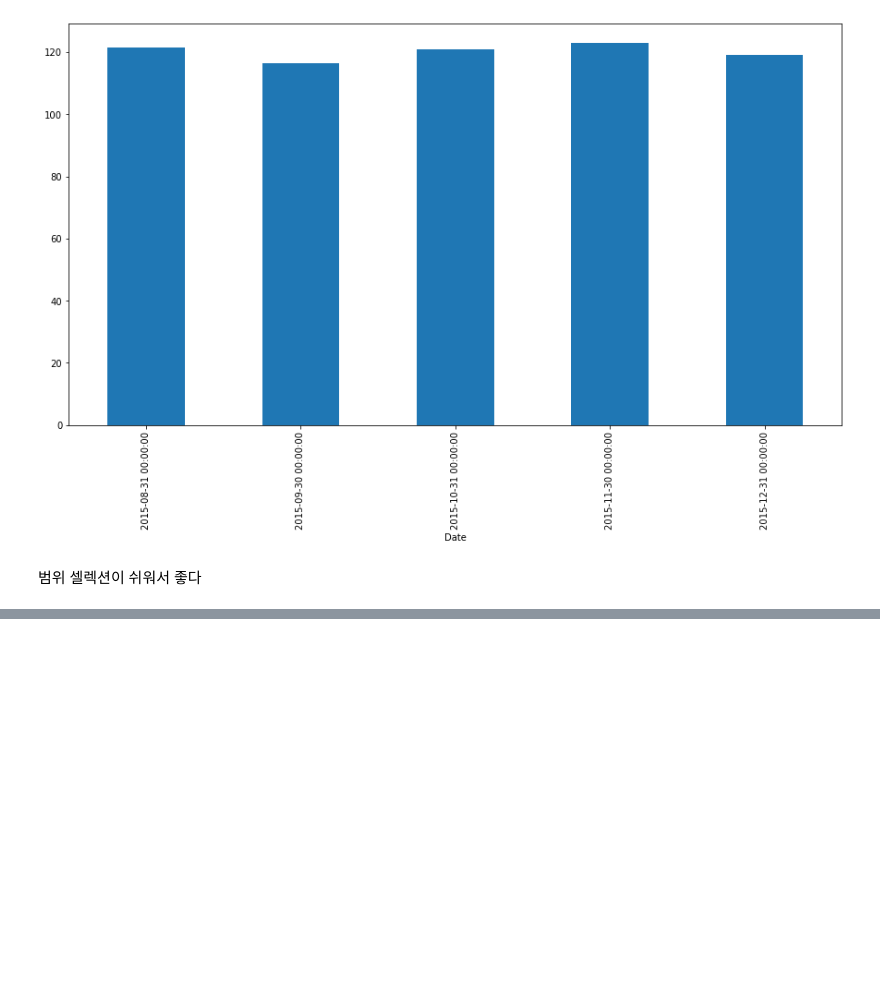
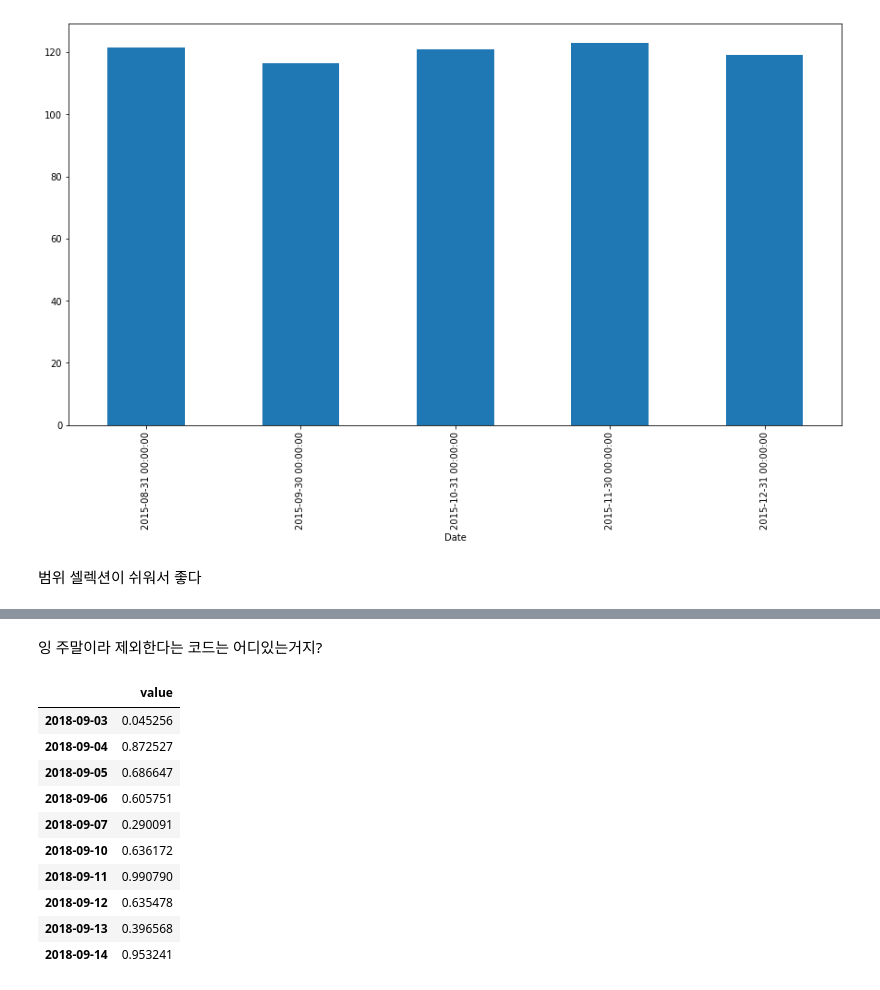
Before and after one commit to EdgeOfNetwork/TimeSeries, a Jupyter notebook: Tacademy/2강.ipynb, the cells around one changed output, grey strips where cells are left out. Cells and saved outputs as stored; diff of their text form; code cells hidden in the pictures; blank space fills up the shorter version.

```diff
--- a/Tacademy/2강.ipynb
+++ b/Tacademy/2강.ipynb
@@ -318,0 +341,16 @@ df['Open']['2015-8':'2015-12'].resample('M').max().plot(kind='bar', figsize=(15,
+# %% [markdown]
+잉 주말이라 제외한다는 코드는 어디있는거지?
+# %%
+daily_dataset.head(10) #8일 9일은 제외 왜냐면 주말이기때문에
+# %% [output]
+|  | value |
+| 2018-09-03 | 0.045256 |
+| 2018-09-04 | 0.872527 |
+| 2018-09-05 | 0.686647 |
+| 2018-09-06 | 0.605751 |
+| 2018-09-07 | 0.290091 |
+| 2018-09-10 | 0.636172 |
+| 2018-09-11 | 0.990790 |
+| 2018-09-12 | 0.635478 |
+| 2018-09-13 | 0.396568 |
+| 2018-09-14 | 0.953241 |
```
Also changed, not shown: parts of 6 cells of this notebook.
